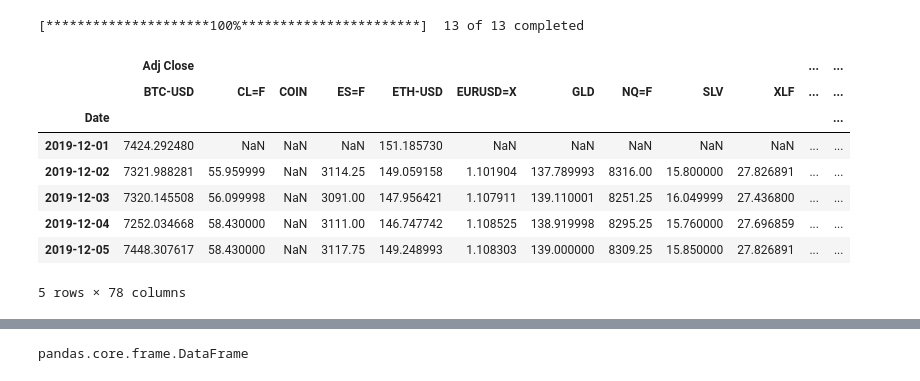
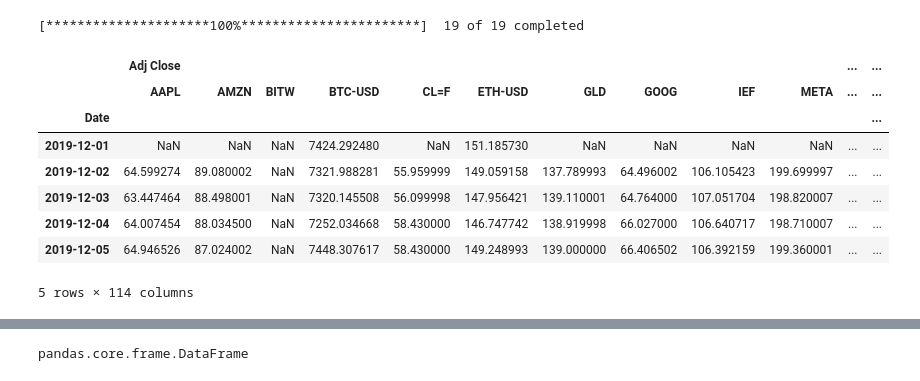
Before and after one commit to zarbin/UTA_Project-4, a Jupyter notebook: sandbox/JustinB/yFinance_pull.ipynb, the cells around one changed output, grey strips where cells are left out. Drawn from its saved outputs; the diff is of its cells as text; code cells hidden in the pictures.

```diff
--- a/sandbox/JustinB/yFinance_pull.ipynb
+++ b/sandbox/JustinB/yFinance_pull.ipynb
@@ -5,22 +5,23 @@ import pandas as pd
 import numpy as np
 # %%
 ## Ticker List and Start date
-tickers = ["BTC-USD", "ETH-USD", "^CMC200", "COIN", "GLD", "SLV", "^VIX", "CL=F", "NQ=F", "ES=F", "XLF", "EURUSD=X", "^TNX"]
+## why take out VIX and Banking Sector?
+tickers = ["BTC-USD", "ETH-USD", "BITW", "GLD", "SLV", "CL=F", "SVOL", "^IXIC", "^GSPC", "^DJI", "META", "AMZN", "AAPL", "NFLX", "GOOG", "TSLA", "XLF", "UUP", "IEF"]
 start_date = "2019-12-01"
 
 # Fetch historical data
 market_data = yf.download(tickers, start=start_date)
 
 # Dataframe preview
 market_data.head()
 # %% [output]
-[*********************100%***********************]  13 of 13 completed
+[*********************100%***********************]  19 of 19 completed
 |  | Adj Close |  |  |  |  |  |  |  |  |  | ... | ... |
-|  | BTC-USD | CL=F | COIN | ES=F | ETH-USD | EURUSD=X | GLD | NQ=F | SLV | XLF | ... | ... |
+|  | AAPL | AMZN | BITW | BTC-USD | CL=F | ETH-USD | GLD | GOOG | IEF | META | ... | ... |
 | Date |  |  |  |  |  |  |  |  |  |  |  | ... |
-| 2019-12-01 | 7424.292480 | NaN | NaN | NaN | 151.185730 | NaN | NaN | NaN | NaN | NaN | ... | ... |
-| 2019-12-02 | 7321.988281 | 55.959999 | NaN | 3114.25 | 149.059158 | 1.101904 | 137.789993 | 8316.00 | 15.800000 | 27.826891 | ... | ... |
-| 2019-12-03 | 7320.145508 | 56.099998 | NaN | 3091.00 | 147.956421 | 1.107911 | 139.110001 | 8251.25 | 16.049999 | 27.436800 | ... | ... |
-| 2019-12-04 | 7252.034668 | 58.430000 | NaN | 3111.00 | 146.747742 | 1.108525 | 138.919998 | 8295.25 | 15.760000 | 27.696859 | ... | ... |
-| 2019-12-05 | 7448.307617 | 58.430000 | NaN | 3117.75 | 149.248993 | 1.108303 | 139.000000 | 8309.25 | 15.850000 | 27.826891 | ... | ... |
+| 2019-12-01 | NaN | NaN | NaN | 7424.292480 | NaN | 151.185730 | NaN | NaN | NaN | NaN | ... | ... |
+| 2019-12-02 | 64.599274 | 89.080002 | NaN | 7321.988281 | 55.959999 | 149.059158 | 137.789993 | 64.496002 | 106.105423 | 199.699997 | ... | ... |
+| 2019-12-03 | 63.447464 | 88.498001 | NaN | 7320.145508 | 56.099998 | 147.956421 | 139.110001 | 64.764000 | 107.051704 | 198.820007 | ... | ... |
+| 2019-12-04 | 64.007454 | 88.034500 | NaN | 7252.034668 | 58.430000 | 146.747742 | 138.919998 | 66.027000 | 106.640717 | 198.710007 | ... | ... |
+| 2019-12-05 | 64.946526 | 87.024002 | NaN | 7448.307617 | 58.430000 | 149.248993 | 139.000000 | 66.406502 | 106.392159 | 199.360001 | ... | ... |
-5 rows × 78 columns
+5 rows × 114 columns
```
Also changed, not shown: parts of 6 cells of this notebook, 1 other file.
